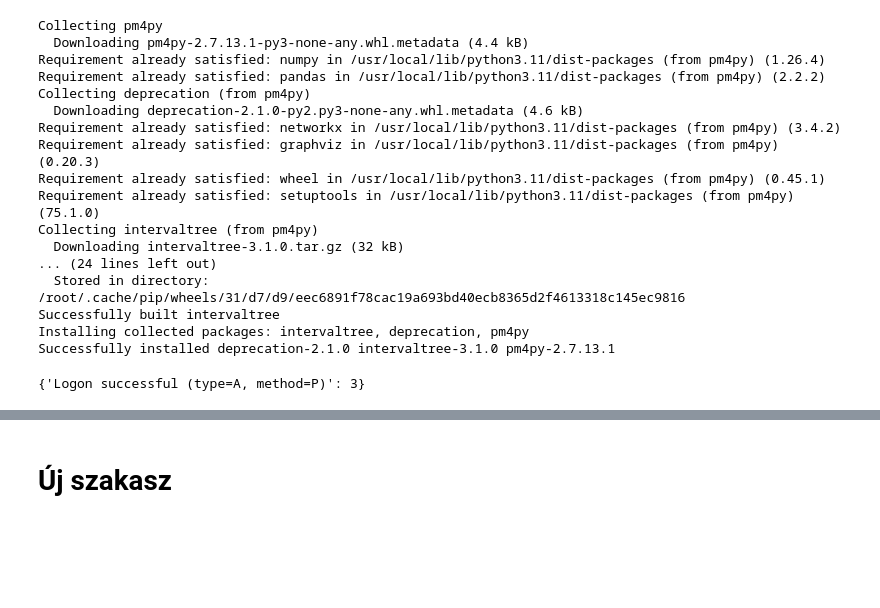
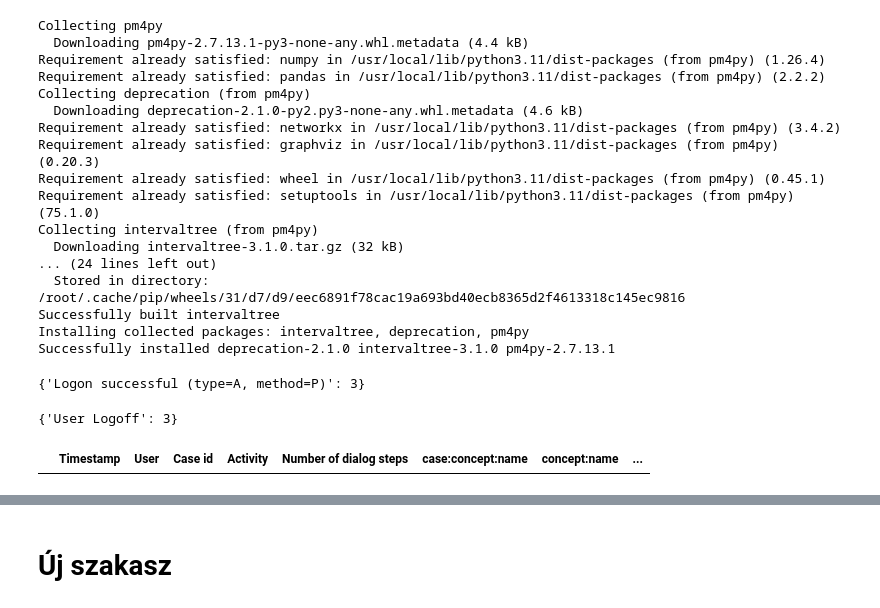
Before and after one commit to szabild/procmin2, a Jupyter notebook: procmin.ipynb, the cells around one changed output, grey strips where cells are left out. Saved outputs shown, nothing was run; the diff lists cells and outputs as text; code cells hidden in the pictures; blank space fills up the shorter version.

```diff
--- a/procmin.ipynb
+++ b/procmin.ipynb
@@ -84,3 +84,11 @@ log["time:timestamp"] = pd.to_datetime(df.Timestamp)
 pm4py.get_start_activities(log)
 # %% [output]
 {'Logon successful (type=A, method=P)': 3}
+# %%
+pm4py.get_end_activities(log)
+# %% [output]
+{'User Logoff': 3}
+# %%
+pm4py.filter_start_activities(log, {'Vendor Line Items'})
+# %% [output]
+|  | Timestamp | User | Case id | Activity | Number of dialog steps | case:concept:name | concept:name | ... |
```
Also changed, not shown: parts of 1 cell of this notebook.
